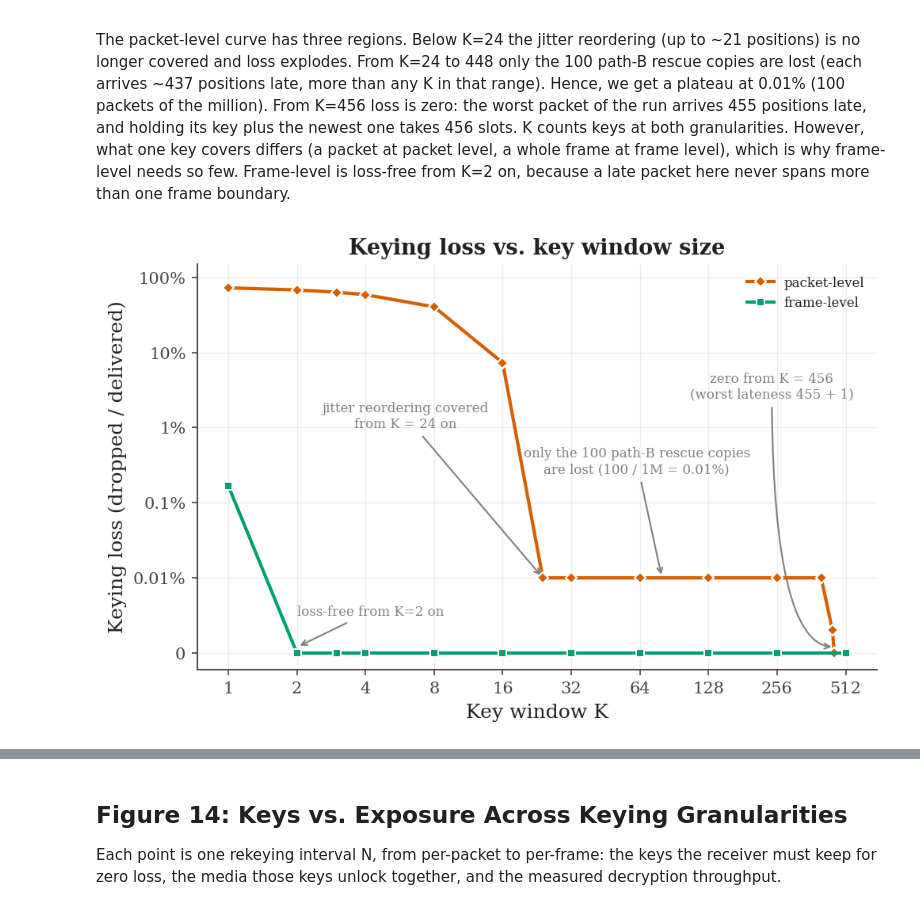
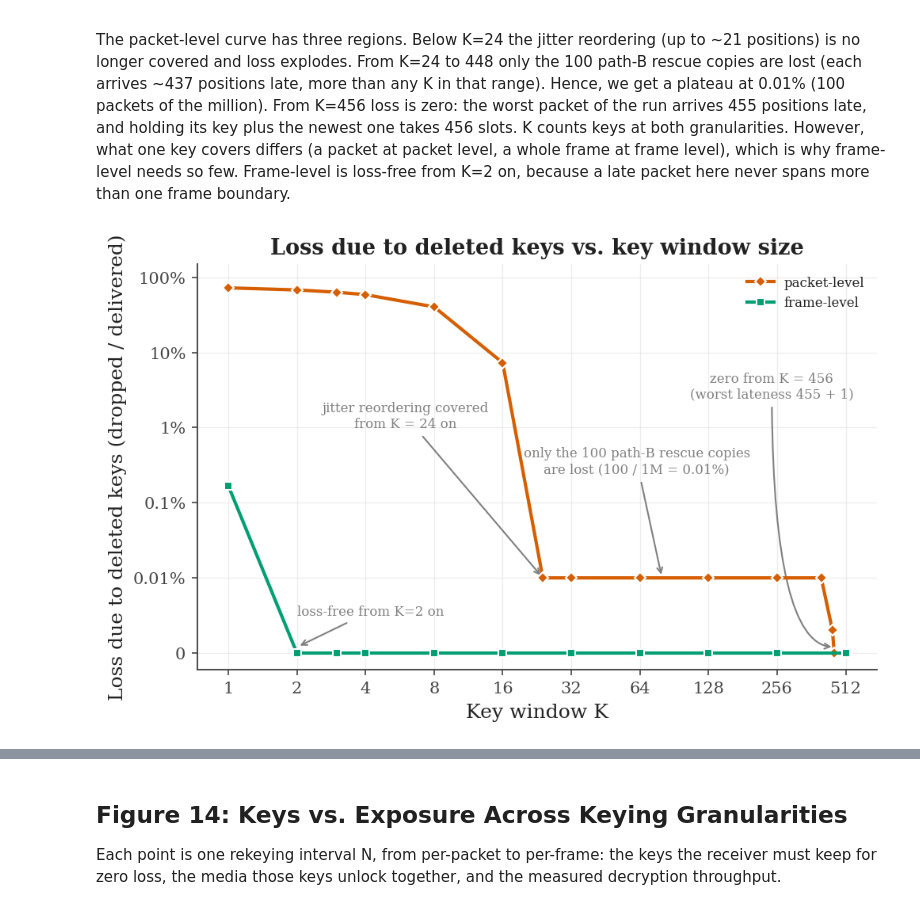
Before and after one commit to spring-epfl/SafeCast, a Jupyter notebook: figures_from_benches.ipynb, the cells around one changed output, grey strips where cells are left out. Cells and saved outputs as stored; diff of their text form; code cells hidden in the pictures.

Commit message:
better figure labels

```diff
--- a/figures_from_benches.ipynb
+++ b/figures_from_benches.ipynb
@@ -1643,36 +1643,36 @@ ax.yaxis.set_minor_locator(ticker.NullLocator())
 # region 1 ends here: K=24 is the first K that covers the everyday
 # jitter reordering (packets arrive at most ~21 positions late)
 ax.annotate('jitter reordering covered\nfrom K = 24 on', xy=(24, 1e-4), xytext=(6, 1e-2),
             fontsize=8, color='gray', ha='center',
             arrowprops=dict(arrowstyle='->', color='gray', lw=1))
 # region 2: the plateau, the 100 path-B rescues out of 1M packets
 ax.annotate('only the 100 path-B rescue copies\nare lost (100 / 1M = 0.01%)', xy=(80, 1e-4),
             xytext=(62, 2.5e-3), fontsize=8, color='gray', ha='center',
             arrowprops=dict(arrowstyle='->', color='gray', lw=1))
 # region 3: zero loss once K exceeds the worst measured lateness
 ax.annotate('zero from K = 456\n(worst lateness 455 + 1)', xy=(459, 1.2e-5),
             xytext=(555, 2.5e-2), fontsize=8, color='gray', ha='right',
             multialignment='center',
             arrowprops=dict(arrowstyle='->', color='gray', lw=1,
                             connectionstyle='angle3,angleA=-90,angleB=0'))
 # the frame-level curve is loss-free from K=2 on
 ax.annotate('loss-free from K=2 on', xy=(2, 1.2e-5), xytext=(2, 3.2e-5),
             fontsize=8, color='gray', ha='left',
             arrowprops=dict(arrowstyle='->', color='gray', lw=1))
 
 ax.set_xticks([1, 2, 4, 8, 16, 32, 64, 128, 256, 512])
 ax.set_xticklabels(['1', '2', '4', '8', '16', '32', '64', '128', '256', '512'])
 ax.set_xlabel('Key window K')
-ax.set_ylabel('Keying loss (dropped / delivered)')
+ax.set_ylabel('Loss due to deleted keys (dropped / delivered)')
 ax.legend(loc='upper right', fontsize=8)
-ax.set_title('Keying loss vs. key window size')
+ax.set_title('Loss due to deleted keys vs. key window size')
 
 plt.tight_layout()
 plt.savefig(FIGURES_DIR / 'fig13_keying_loss.pdf')
 plt.savefig(FIGURES_DIR / 'fig13_keying_loss.png')
 plt.show()
 # %% [output]
-[figure, old version]
+[figure, new version]
 # %%
 # --- Figure 13 without annotations ---
 # Same plot as above but without the explanation texts.
```
Also changed, not shown: parts of 1 cell of this notebook.
